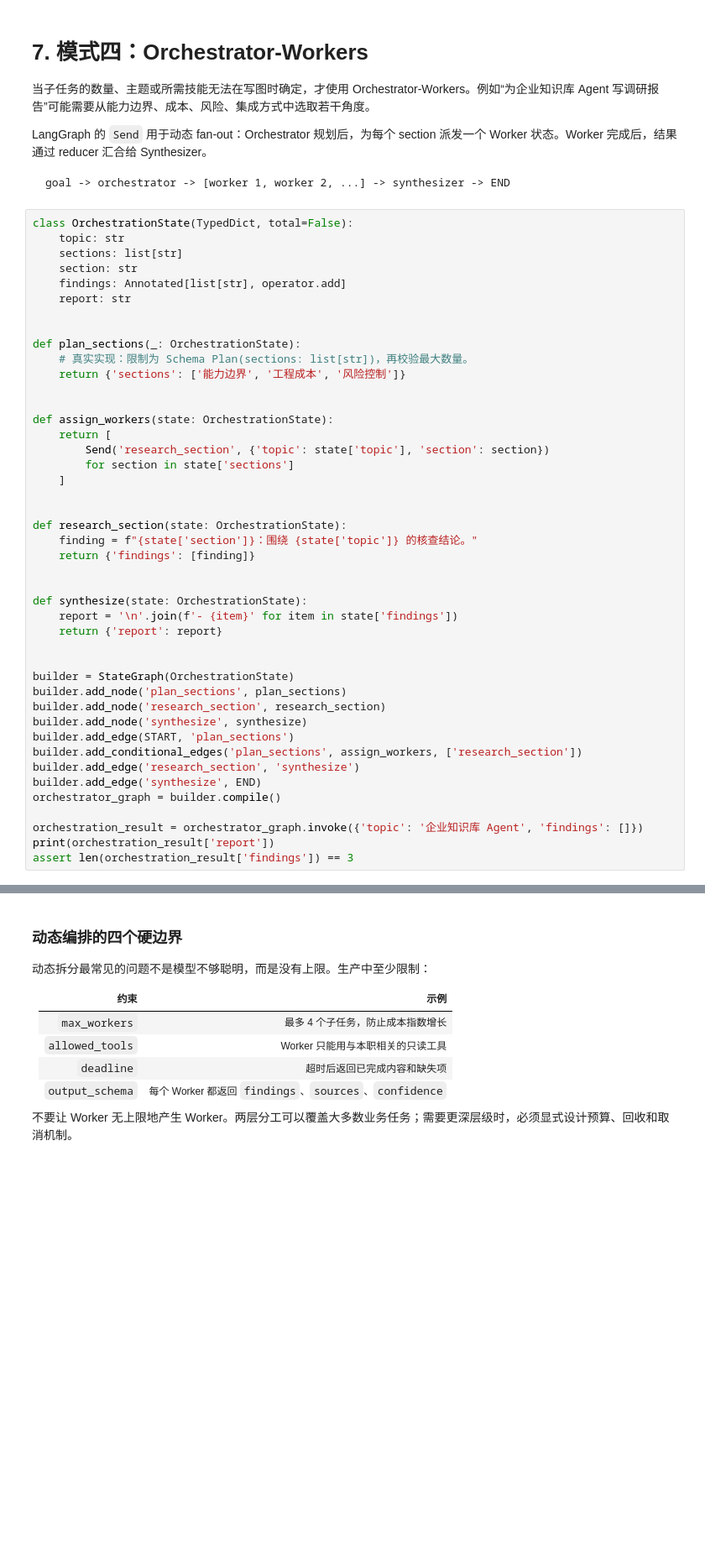
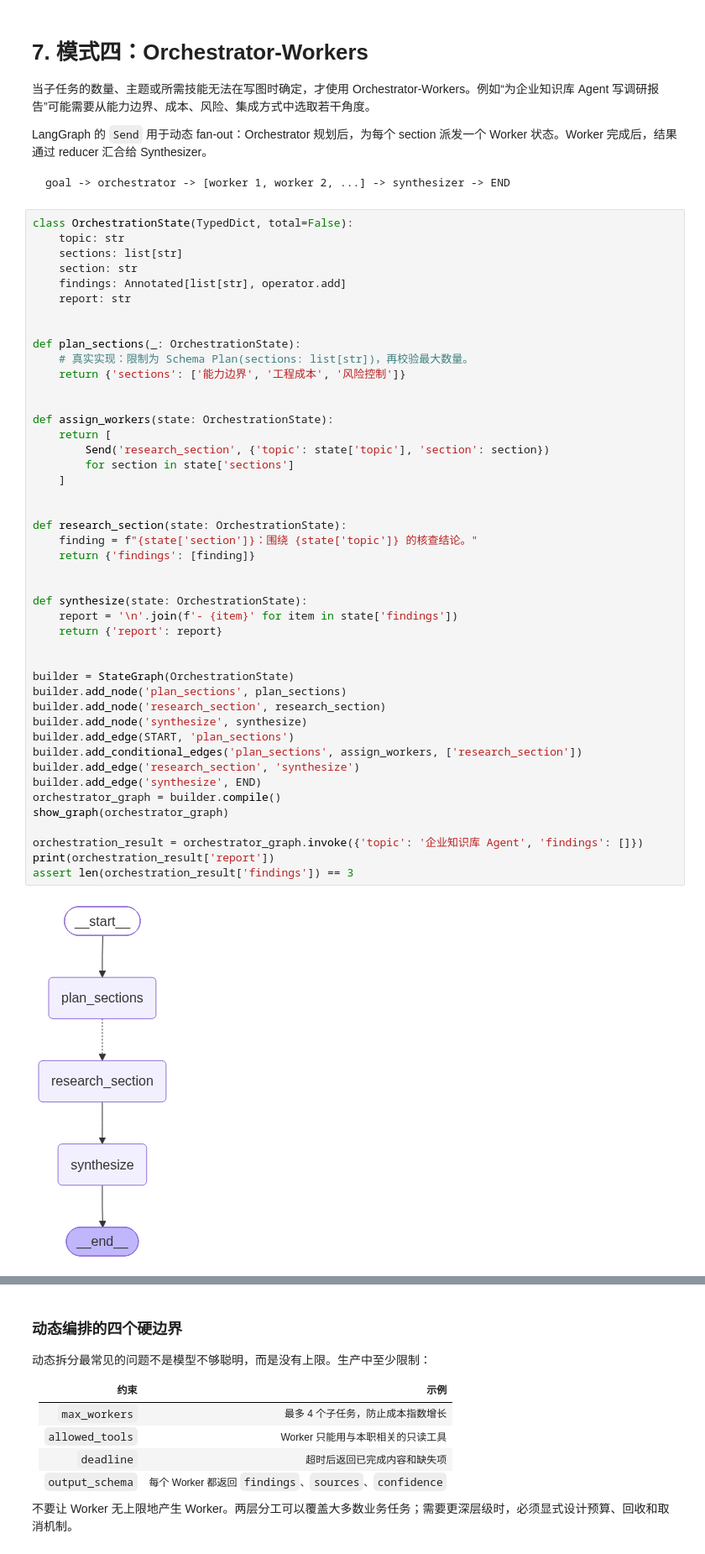
Before and after one commit to sangdongbo/langchain_study, a Jupyter notebook: docs/learn_agent_1/deep_agent_orchestration_workflows.ipynb, the cells around one changed output, grey strips where cells are left out. Shown at 84% size. Drawn from its saved outputs; the diff is of its cells as text; blank space fills up the shorter version.

```diff
--- a/docs/learn_agent_1/deep_agent_orchestration_workflows.ipynb
+++ b/docs/learn_agent_1/deep_agent_orchestration_workflows.ipynb
@@ -324,30 +358,33 @@ def plan_sections(_: OrchestrationState):
 def assign_workers(state: OrchestrationState):
     return [
         Send('research_section', {'topic': state['topic'], 'section': section})
         for section in state['sections']
     ]
 
 
 def research_section(state: OrchestrationState):
     finding = f"{state['section']}：围绕 {state['topic']} 的核查结论。"
     return {'findings': [finding]}
 
 
 def synthesize(state: OrchestrationState):
     report = '\n'.join(f'- {item}' for item in state['findings'])
     return {'report': report}
 
 
 builder = StateGraph(OrchestrationState)
 builder.add_node('plan_sections', plan_sections)
 builder.add_node('research_section', research_section)
 builder.add_node('synthesize', synthesize)
 builder.add_edge(START, 'plan_sections')
 builder.add_conditional_edges('plan_sections', assign_workers, ['research_section'])
 builder.add_edge('research_section', 'synthesize')
 builder.add_edge('synthesize', END)
 orchestrator_graph = builder.compile()
+show_graph(orchestrator_graph)
 
 orchestration_result = orchestrator_graph.invoke({'topic': '企业知识库 Agent', 'findings': []})
 print(orchestration_result['report'])
 assert len(orchestration_result['findings']) == 3
+# %% [output]
+[figure, added]
```
Also changed, not shown: parts of 14 cells of this notebook, 17 other files.
